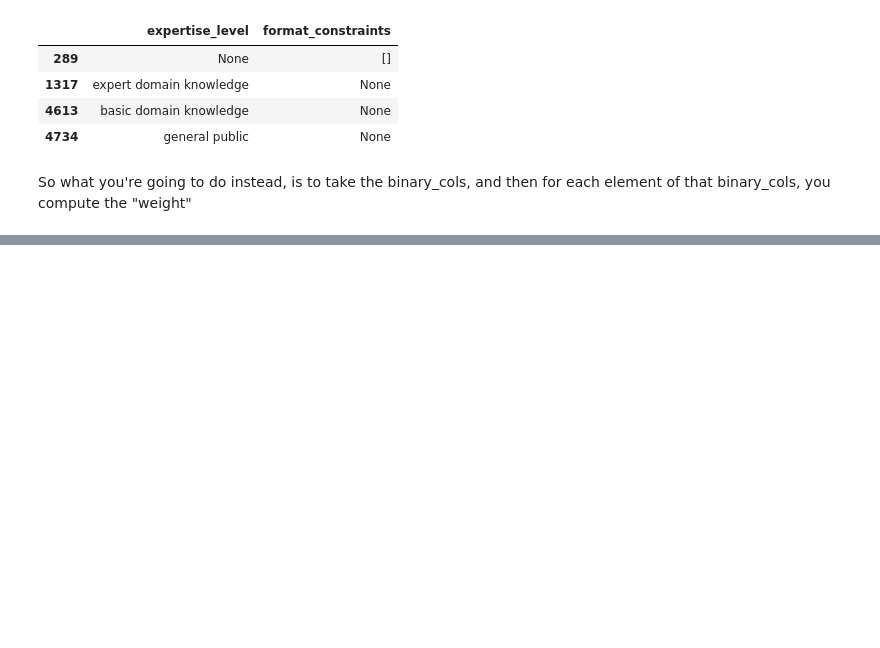
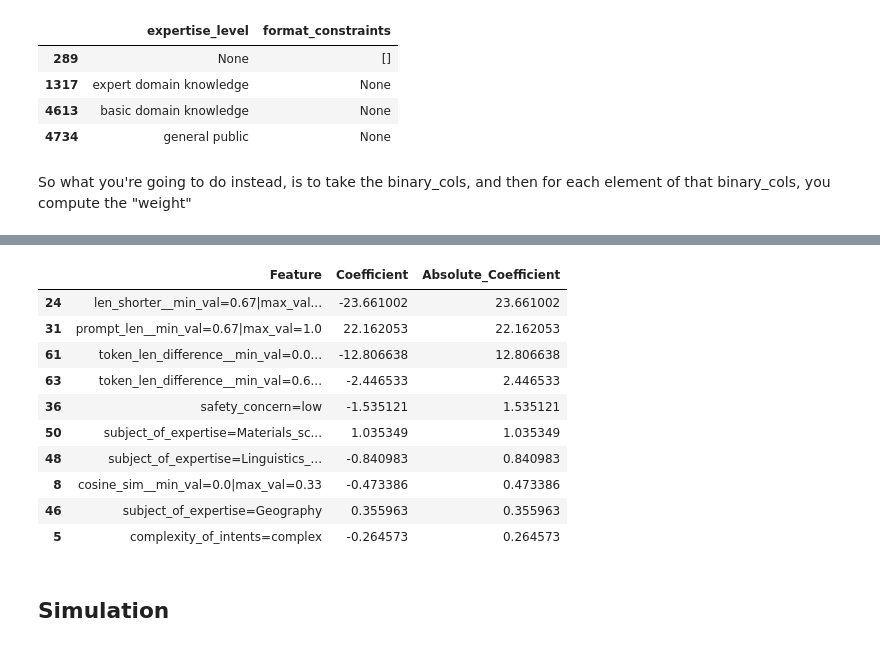
Before and after one commit to allenai/hybrid-preferences, a Jupyter notebook: notebooks/2024-08-30-classifier/2024-08-30-classifier.ipynb, the cells around one changed output, grey strips where cells are left out. Cells and saved outputs as stored; diff of their text form; code cells hidden in the pictures; blank space fills up the shorter version.

```diff
--- a/notebooks/2024-08-30-classifier/2024-08-30-classifier.ipynb
+++ b/notebooks/2024-08-30-classifier/2024-08-30-classifier.ipynb
@@ -239,0 +251,33 @@ print(feature_importance_df)
+# %%
+polyfit = False
+binary = False
+
+X = ratio_df[list(feat_map.keys())]
+y = ratio_df["Overall"]
+if binary:
+    X = (X > 0).astype(int)
+
+if polyfit:
+    poly = PolynomialFeatures(degree=2, include_bias=False)
+    X_poly = poly.fit_transform(X)
+    X_train, X_test, y_train, y_test = train_test_split(
+        X_poly, y, test_size=0.2, random_state=42
+    )
+else:
+    X_train, X_test, y_train, y_test = train_test_split(
+        X, y, test_size=0.2, random_state=42
+    )
+
+
+print(f"Train size: {len(X_train)}, test size: {len(X_test)}")
+
+model = LinearRegression()
+model.fit(X_train, y_train)
+
+
+y_pred = model.predict(X_test)
+mse = mean_squared_error(y_test, y_pred)
+print(f"Feature names: {poly.get_feature_names_out(X.columns)}")
+print(f"Mean Squared Error: {mse}")
+print(f"Coeeficients: {model.coef_}")
+print(f"Intercept: {model.intercept_}")
@@ -239,0 +302,25 @@ print(feature_importance_df)
+# %%
+feature_importance = pd.DataFrame({"Feature": X.columns, "Coefficient": model.coef_})
+
+# Calculate absolute importance for easier comparison
+feature_importance["Absolute_Coefficient"] = np.abs(feature_importance["Coefficient"])
+
+# Sort by absolute coefficient value
+feature_importance = feature_importance.sort_values(
+    by="Absolute_Coefficient", ascending=False
+)
+feature_importance.head(10)
+# %% [output]
+|  | Feature | Coefficient | Absolute_Coefficient |
+| 24 | len_shorter__min_val=0.67|max_val... | -23.661002 | 23.661002 |
+| 31 | prompt_len__min_val=0.67|max_val=1.0 | 22.162053 | 22.162053 |
+| 61 | token_len_difference__min_val=0.0... | -12.806638 | 12.806638 |
+| 63 | token_len_difference__min_val=0.6... | -2.446533 | 2.446533 |
+| 36 | safety_concern=low | -1.535121 | 1.535121 |
+| 50 | subject_of_expertise=Materials_sc... | 1.035349 | 1.035349 |
+| 48 | subject_of_expertise=Linguistics_... | -0.840983 | 0.840983 |
+| 8 | cosine_sim__min_val=0.0|max_val=0.33 | -0.473386 | 0.473386 |
+| 46 | subject_of_expertise=Geography | 0.355963 | 0.355963 |
+| 5 | complexity_of_intents=complex | -0.264573 | 0.264573 |
+# %% [markdown]
+## Simulation
```
Also changed, not shown: parts of 16 cells of this notebook.
